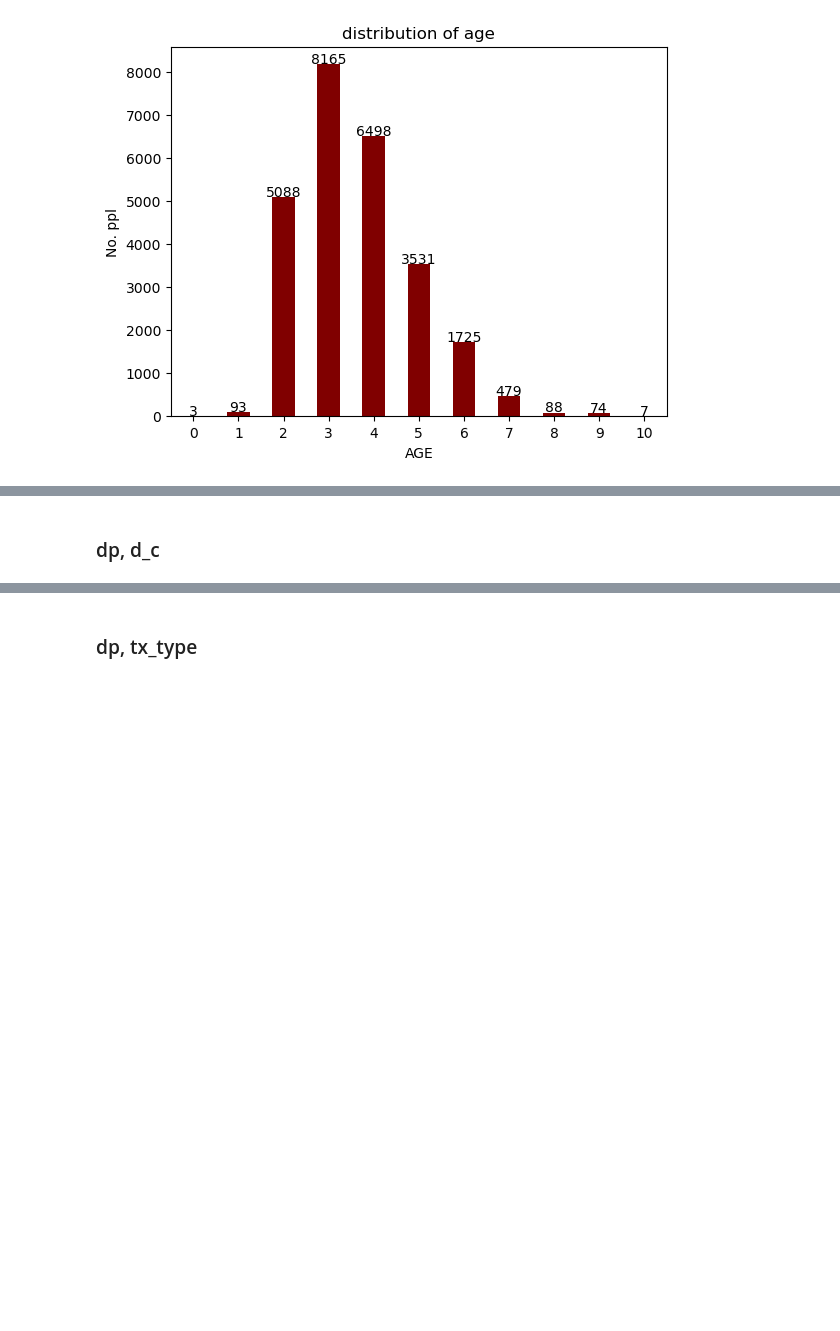
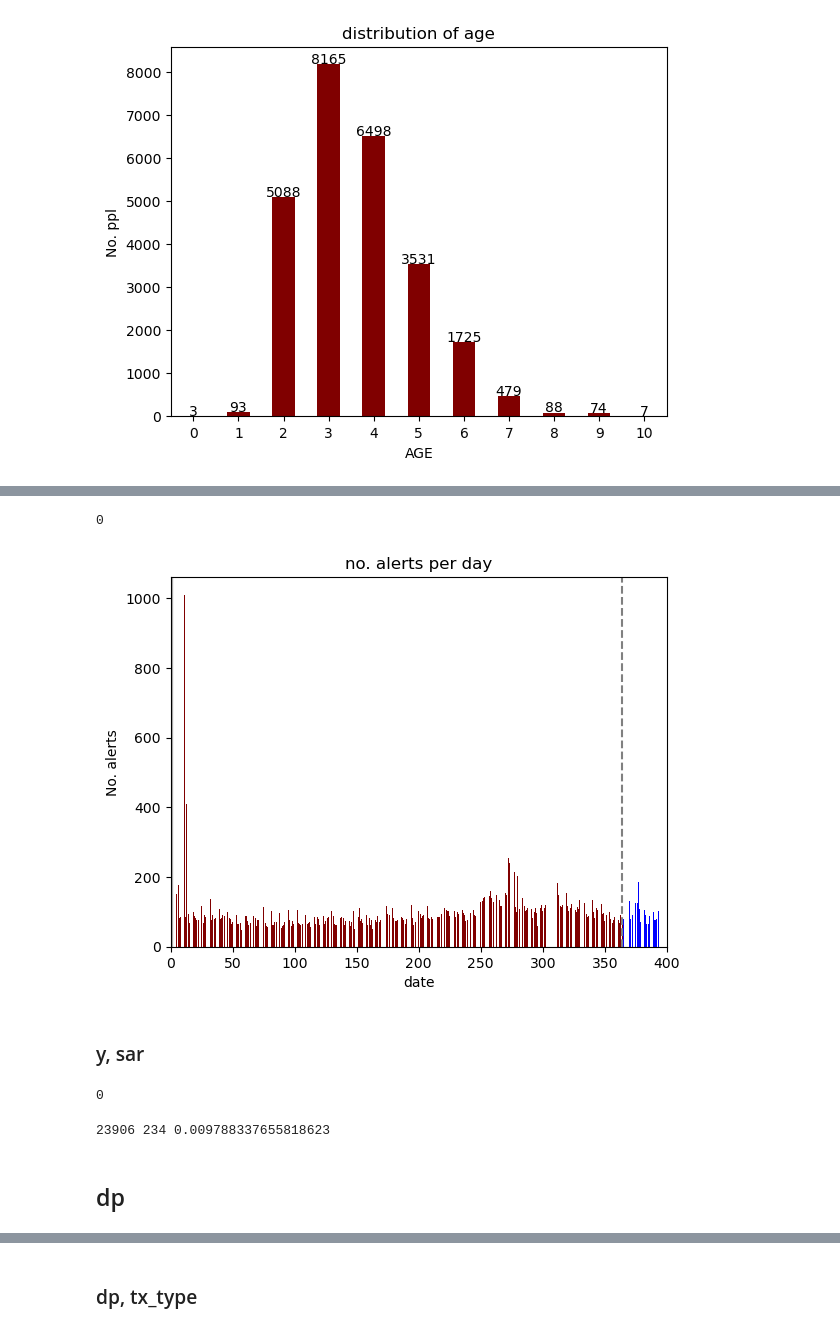
Before and after one commit to y4c6/DMfin, a Jupyter notebook: data_visualization.ipynb, the cells around one changed output, grey strips where cells are left out. Drawn from its saved outputs; the diff is of its cells as text; code cells hidden in the pictures; blank space fills up the shorter version.

```diff
--- a/data_visualization.ipynb
+++ b/data_visualization.ipynb
@@ -323,2 +409,51 @@ addlabels(n_age_group.index, age_group.size(), 15)
+# %%
+alert_train.groupby('date').size().isnull().sum()
+# %% [output]
+0
+# %%
+#cut = 364
+#plt.bar(x[:x0+1], y[:x0+1])
+#plt.bar(x[x0:], y[x0:])
+ #(x,y)
+
+# bar chart
+plt.bar(alert_public.groupby('date').size().index, alert_public.groupby('date').size(),
+        color ='blue')
+plt.bar(alert_train.groupby('date').size().index, alert_train.groupby('date').size(),
+        color ='maroon')
+
+# calling the function to add value labels
+# addlabels(alert_group.size().index,  alert_group.size(), 15)
+
+for i in range(len(alert_public.groupby('date').size().index)):
+        if alert_public.groupby('date').size().index[i] == 0:
+            plt.axvspan(i, i+1, alpha=0.5, color='gray')
+
+for i in range(len(alert_train.groupby('date').size().index)):
+        if alert_train.groupby('date').size().index[i] == 0:
+            plt.axvspan(i, i+1, alpha=0.5, color='gray')
+
+#plt.xticks( alert_group.size().index, rotation='vertical')
+
+plt.axvline(x = 364, color = 'gray', linestyle='dashed')
+plt.xlim((0,400))
+plt.xlabel("date")
+plt.ylabel("No. alerts")
+plt.title("no. alerts per day")
+
+plt.show()
+# addlabels(n_age_group.index, age_group.size(), 15)
+# %% [output]
+[figure, added]
+# %% [markdown]
+### y, sar
+# %%
+sum(y.duplicated())
+# %% [output]
+0
+# %%
+print( len(y), sum(y['sar_flag']), (sum(y['sar_flag'])/len(y)))
+# %% [output]
+23906 234 0.009788337655818623
 # %% [markdown]
-### dp, d_c
+## dp
```
Also changed, not shown: parts of 35 cells of this notebook.
